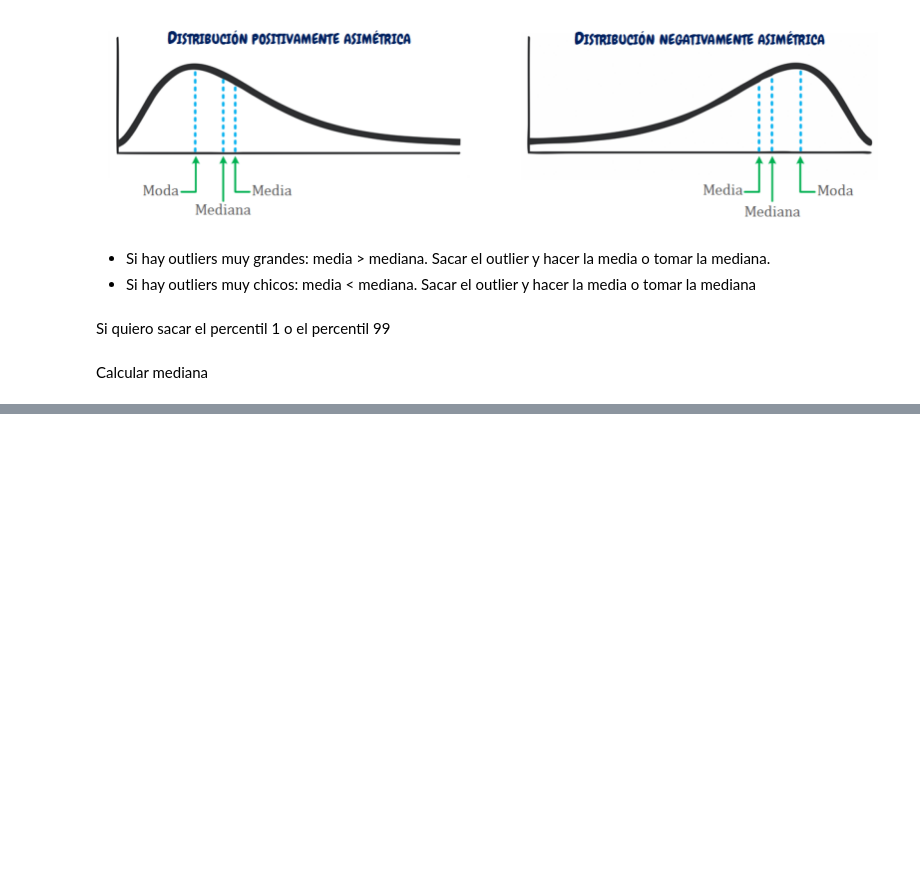
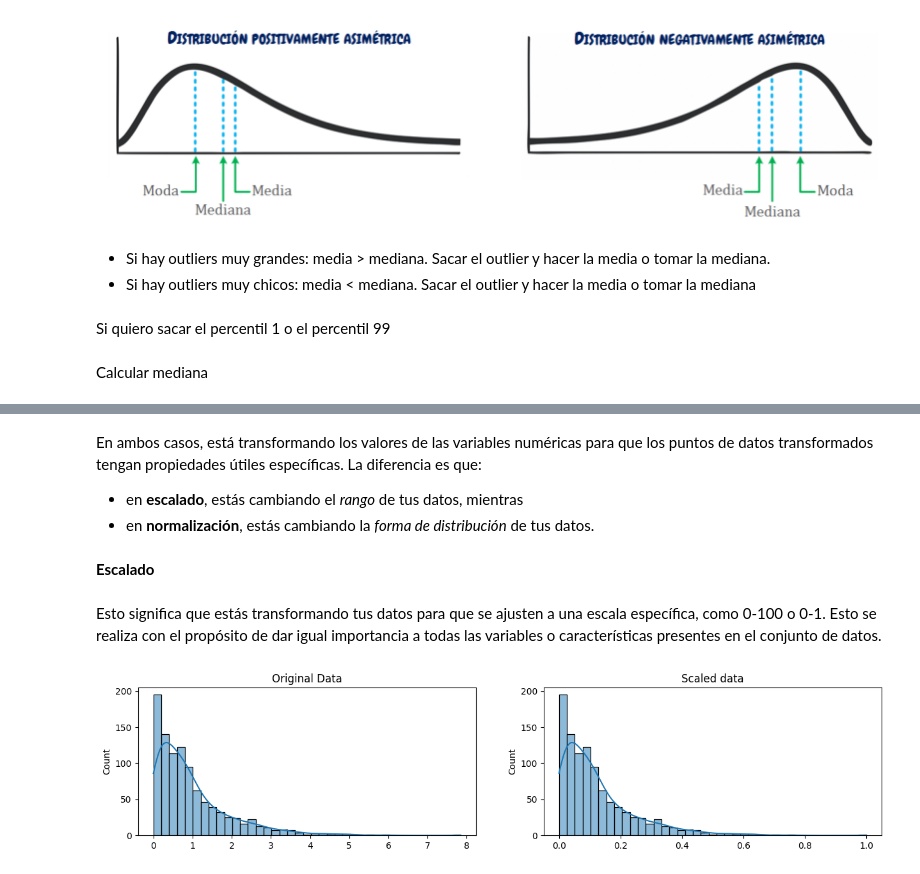
Before and after one commit to MartinaLarrea/Segundo-parcial, a Jupyter notebook: EDA/bases.ipynb, the cells around one changed output, grey strips where cells are left out. Drawn from its saved outputs; the diff is of its cells as text; code cells hidden in the pictures; blank space fills up the shorter version.

```diff
--- a/EDA/bases.ipynb
+++ b/EDA/bases.ipynb
@@ -679,0 +791,11 @@ print("La mediana de la columna 'income' es:", mediana_income)
+# %% [markdown]
+En ambos casos, está transformando los valores de las variables numéricas para que los puntos de datos transformados tengan propiedades útiles específicas. La diferencia es que:
+- en **escalado**, estás cambiando el *rango* de tus datos, mientras
+- en **normalización**, estás cambiando la *forma de distribución* de tus datos.
+# %%
+# generar 1000 puntos de datos extraídos aleatoriamente de una distribución exponencial
+original_data = np.random.exponential(size=1000)
+# %% [markdown]
+**Escalado**
+# %% [markdown]
+Esto significa que estás transformando tus datos para que se ajusten a una escala específica, como 0-100 o 0-1. Esto se realiza con el propósito de dar igual importancia a todas las variables o características presentes en el conjunto de datos.
@@ -679,0 +804,13 @@ print("La mediana de la columna 'income' es:", mediana_income)
+# %%
+# mix-max escalar los datos entre 0 y 1
+scaled_data = minmax_scaling(original_data, columns=[0])
+
+# grafico de ambos para comparar
+fig, ax = plt.subplots(1, 2, figsize=(15, 3))
+sns.histplot(original_data, ax=ax[0], kde=True, legend=False)
+ax[0].set_title("Original Data")
+sns.histplot(scaled_data, ax=ax[1], kde=True, legend=False)
+ax[1].set_title("Scaled data")
+plt.show()
+# %% [output]
+[figure, added]
```
Also changed, not shown: parts of 62 cells of this notebook.
